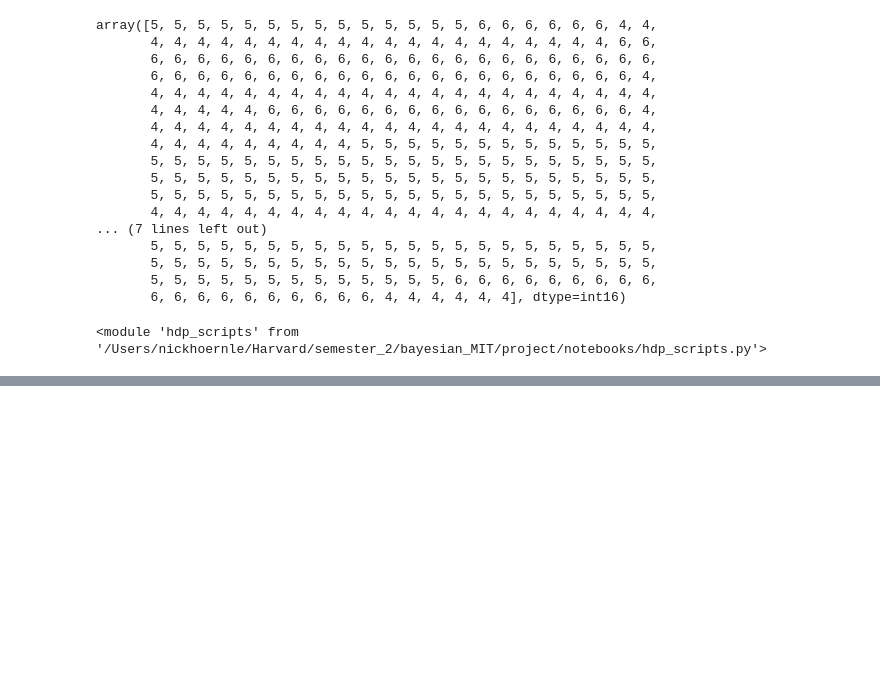
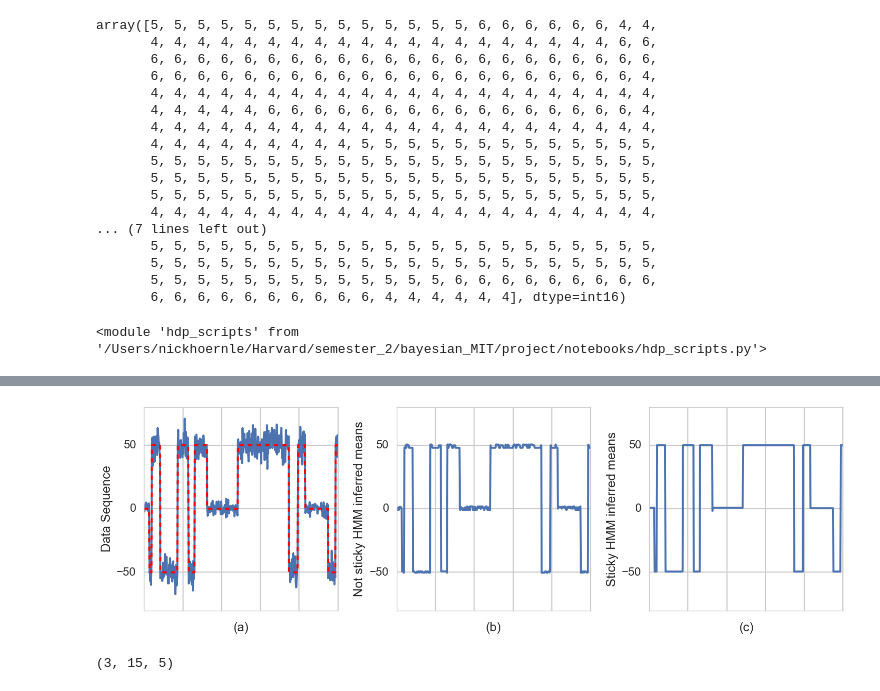
Before and after one commit to NickHoernle/mit-bayesian-inference, a Jupyter notebook: project/notebooks/basic_DP_investigation_5-04-2018.ipynb, the cells around one changed output, grey strips where cells are left out. Cells and saved outputs as stored; diff of their text form; code cells hidden in the pictures; blank space fills up the shorter version.

```diff
--- a/project/notebooks/basic_DP_investigation_5-04-2018.ipynb
+++ b/project/notebooks/basic_DP_investigation_5-04-2018.ipynb
@@ -863,0 +961,28 @@ plt.plot(np.array(means)[np.array(zis, dtype=np.int)], ls='--', c='r')
+# %%
+fig, axes = plt.subplots(1,3,figsize=(15,5))
+axes[0].plot(y)
+axes[0].plot(np.array(means)[np.array(zis, dtype=np.int)], ls='--', c='r')
+axes[1].plot(np.array([a[0] for a in params_not_sticky['theta']])[np.array(z_not_sticky)])
+axes[2].plot(np.array([a[0] for a in sticky_params['theta']])[np.array(sticky_z)])
+
+for ax in axes:
+    ax.set_ylim([-80,80])
+    ax.set_yticks([-50,0,50])
+    ax.set_xticklabels([])
+
+axes[0].set_ylabel('Data Sequence')
+axes[1].set_ylabel('Not sticky HMM inferred means')
+axes[2].set_ylabel('Sticky HMM inferred means')
+
+axes[0].set_xlabel('(a)')
+axes[1].set_xlabel('(b)')
+axes[2].set_xlabel('(c)')
+
+plt.tight_layout()
+plt.show()
+# %% [output]
+[figure, added]
+# %%
+len(np.unique(zis)), len(np.unique(z_not_sticky)), len(np.unique(sticky_z))
+# %% [output]
+(3, 15, 5)
```
Also changed, not shown: parts of 10 cells of this notebook, 1 other file.
